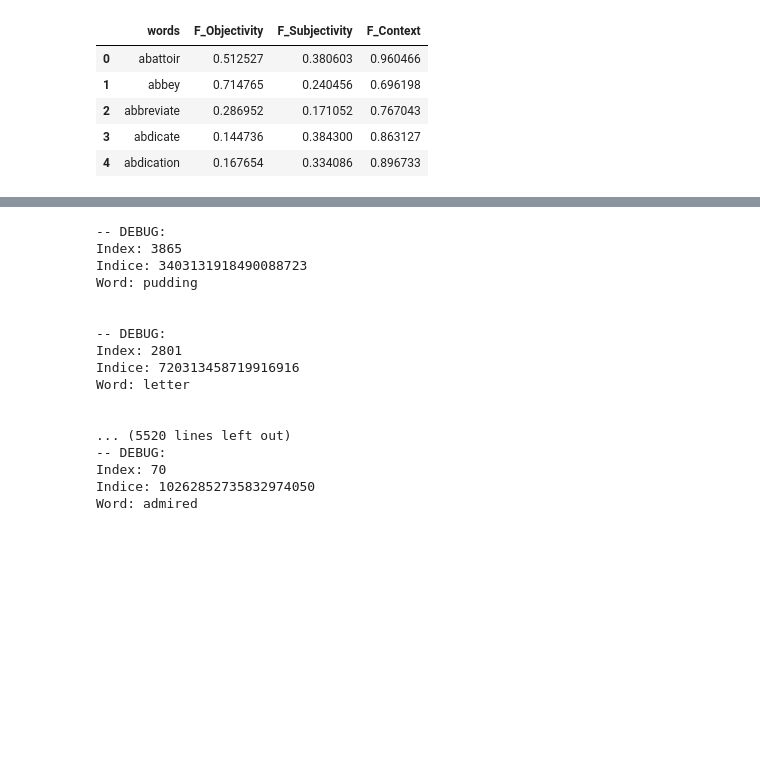
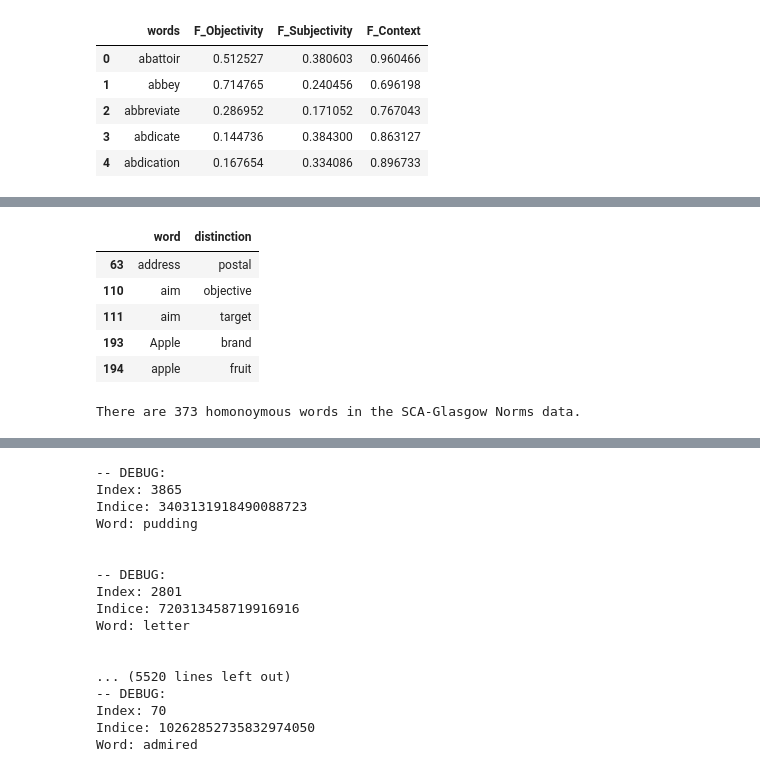
Before and after one commit to tbnsilveira/semantic_classifier, a Jupyter notebook: notebooks/Exp01_SCA_WE.ipynb, the cells around one changed output, grey strips where cells are left out. Cells and saved outputs as stored; diff of their text form; code cells hidden in the pictures; blank space fills up the shorter version.

```diff
--- a/notebooks/Exp01_SCA_WE.ipynb
+++ b/notebooks/Exp01_SCA_WE.ipynb
@@ -113,0 +126,23 @@ df_factors.head()
+# %%
+## Creating a new dataframe by splitting the 'words' column into two columns:
+df_homonym = df_duplicated['words'].str.split('(', expand=True)
+## Renaming the columns of the new dataframe:
+df_homonym.columns = ['word','distinction']
+
+# Stripping whitespace from the new columns
+df_homonym['word'] = df_homonym['word'].str.strip()
+df_homonym['distinction'] = df_homonym['distinction'].str.strip().str.rstrip(')')
+
+## Showing dataframe:
+df_homonym.head(5)
+# %% [output]
+|  | word | distinction |
+| 63 | address | postal |
+| 110 | aim | objective |
+| 111 | aim | target |
+| 193 | Apple | brand |
+| 194 | apple | fruit |
+# %%
+print(f'There are {df_homonym.word.nunique()} homonoymous words in the SCA-Glasgow Norms data.')
+# %% [output]
+There are 373 homonoymous words in the SCA-Glasgow Norms data.
```
Also changed, not shown: parts of 29 cells of this notebook.
